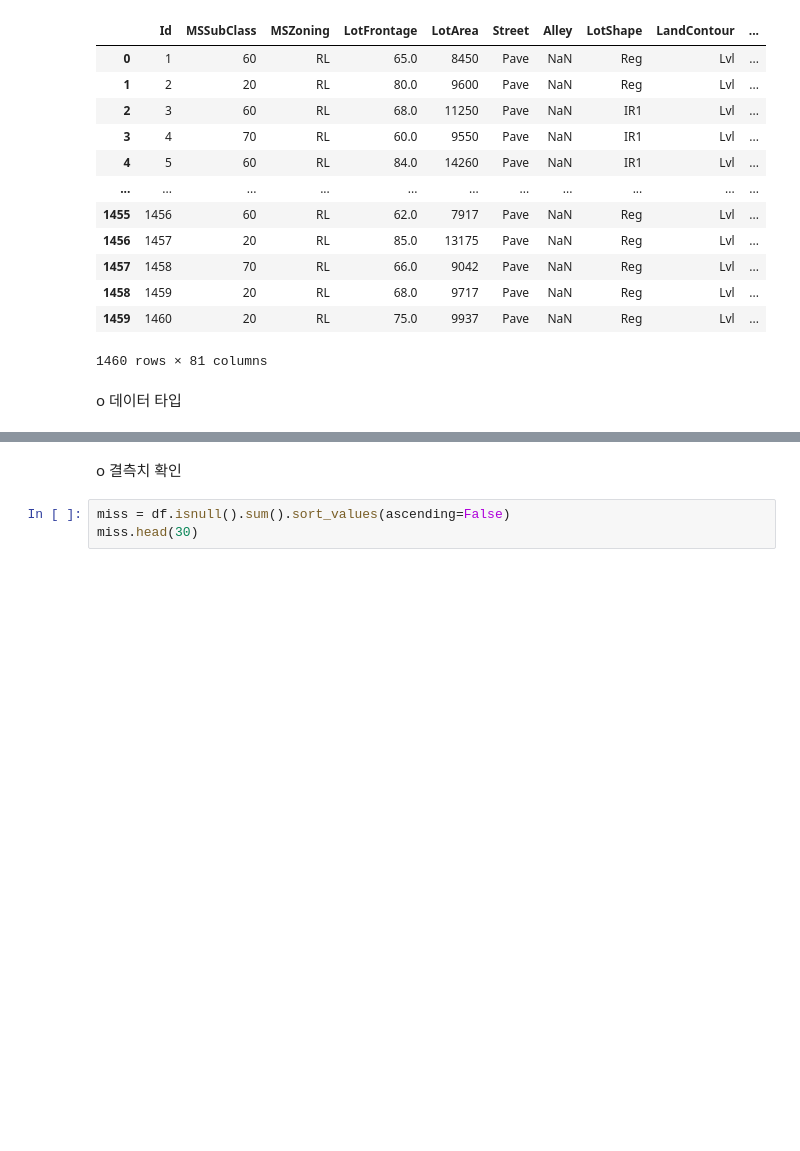
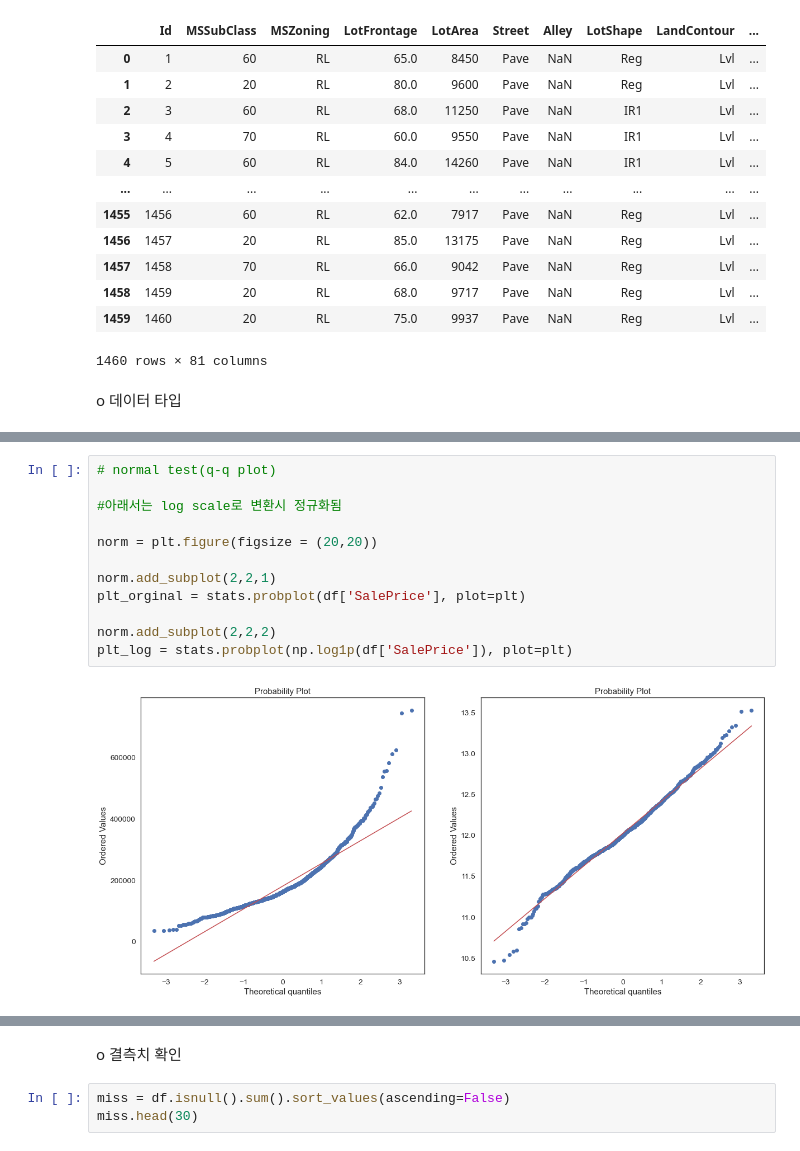
Before and after one commit to lucykim21/house, a Jupyter notebook: Housing.ipynb, the cells around one changed output, grey strips where cells are left out. Cells and saved outputs as stored; diff of their text form; blank space fills up the shorter version.

```diff
--- a/Housing.ipynb
+++ b/Housing.ipynb
@@ -96,0 +108,14 @@ sns.distplot(df['SalePrice']) #분포가 정규분포형으로 나타남
+# %%
+# normal test(q-q plot)
+
+#아래서는 log scale로 변환시 정규화됨
+
+norm = plt.figure(figsize = (20,20))
+
+norm.add_subplot(2,2,1)
+plt_orginal = stats.probplot(df['SalePrice'], plot=plt)
+
+norm.add_subplot(2,2,2)
+plt_log = stats.probplot(np.log1p(df['SalePrice']), plot=plt)
+# %% [output]
+[figure, added]
```
Also changed, not shown: parts of 70 cells of this notebook.
